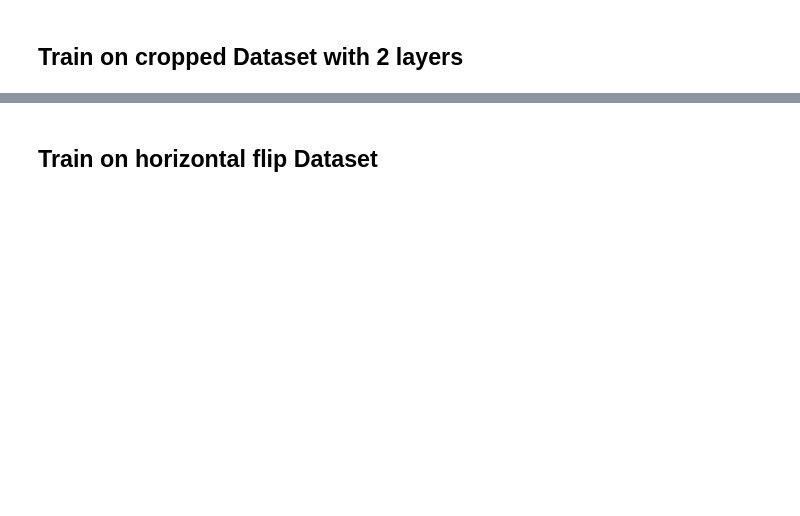
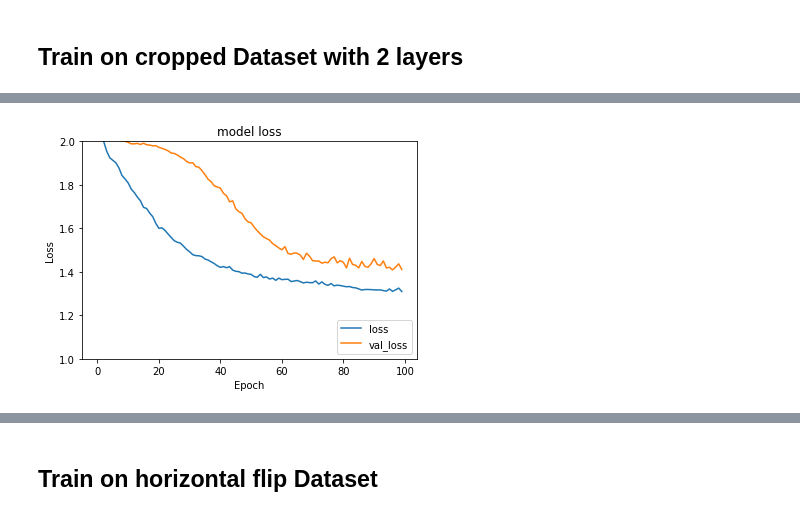
Before and after one commit to SalvatoreCognetta/BreastCancerDetection, a Jupyter notebook: project.ipynb, the cells around one changed output, grey strips where cells are left out. Saved outputs shown, nothing was run; the diff lists cells and outputs as text; code cells hidden in the pictures; blank space fills up the shorter version.

```diff
--- a/project.ipynb
+++ b/project.ipynb
@@ -1552,4 +1657,4 @@ callbacks_custom_cnn_crop2 = [
     EarlyStopping(monitor='val_accuracy', patience=50),
     ModelCheckpoint("custom_cnn_crop2.h5", save_best_only=True),
 ]
-custom_cnn_crop2.fit(train_data_gen, epochs=100, validation_data=val_data_gen, callbacks=callbacks_custom_cnn_crop2)
+custom_cnn_crop2.fit(train_data_crop_gen, epochs=100, validation_data=val_data_gen, callbacks=callbacks_custom_cnn_crop2)
@@ -1556,7 +1679,0 @@ custom_cnn_crop2.fit(train_data_gen, epochs=100, validation_data=val_data_gen, c
-# %%
-try:
-  plot_accuracy_graph(custom_cnn_crop2)
-except NameError as error:
-  print(error)
-  custom_cnn_crop2 = loadmodel('best_custom_cnn_crop2')
-  plot_accuracy_graph(custom_cnn_crop2)
@@ -1563,3 +1684,7 @@ except NameError as error:
+# %%
+plot_loss_graph(custom_cnn_crop2, 1, 2)
+# %% [output]
+[figure, added]
 # %%
 try:
   plot_loss_graph(custom_cnn_crop2, 1, 2.1)
```
Also changed, not shown: parts of 107 cells of this notebook.
